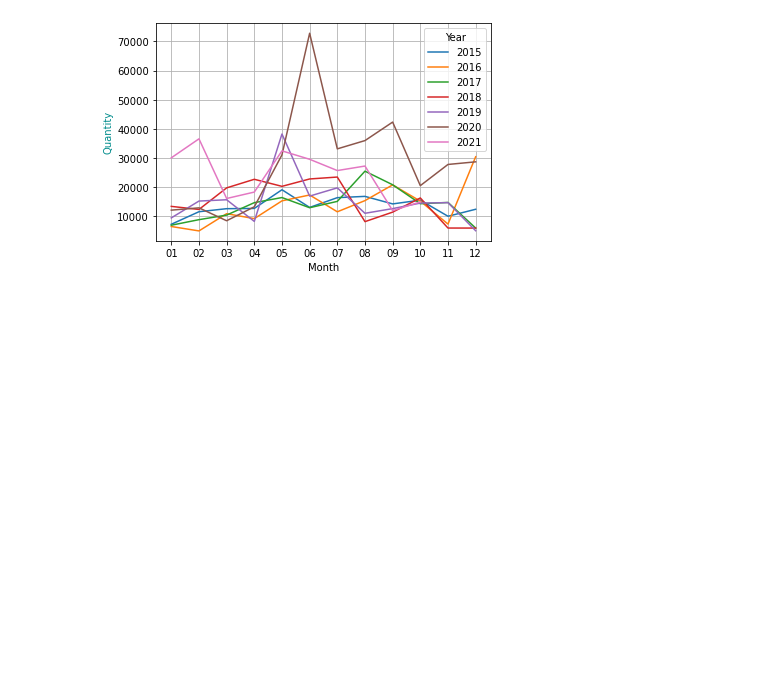
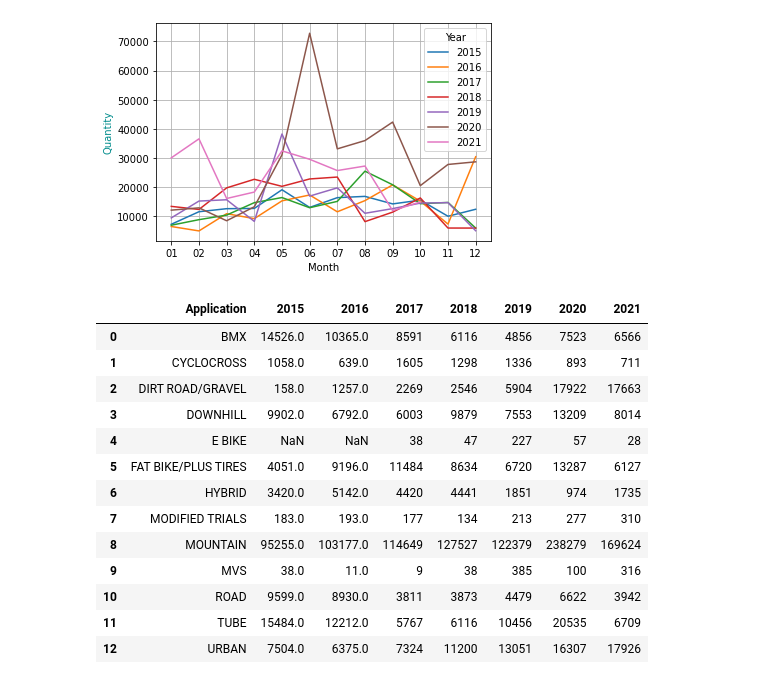
Before and after one commit to 2Delta/GT-Coding-Boot-Camp_Project-1, a Jupyter notebook: Project_01_BicycleSales_01.ipynb, the cells around one changed output. Cells and saved outputs as stored; diff of their text form; code cells hidden in the pictures; blank space fills up the shorter version.

Commit message:
added tables for application and diameter

```diff
--- a/Project_01_BicycleSales_01.ipynb
+++ b/Project_01_BicycleSales_01.ipynb
@@ -149,17 +147,19 @@ year_month_df
 | 81 | 2021 | 10 | 14875 |
 82 rows × 3 columns
 # %%
+# Find years and months,
+# create a dataframe containing the summed quantities for each date
+# with months in rows and years in columns
+
 years = year_month_df["Year"].unique()
 months = {"Month": year_month_df["Month"].unique()}
 yearly_df = pd.DataFrame(months)
 
-x = 1
-
 for each in years:
     df = year_month_df.loc[year_month_df['Year'] == each]
     df = df[["Month","Invoiced Quantity"]]
-    df2 = df.rename(columns={"Invoiced Quantity" : each})
-    yearly_df = pd.merge(yearly_df, df2, on="Month", how="left" )
+    df = df.rename(columns={"Invoiced Quantity" : each})
+    yearly_df = pd.merge(yearly_df, df, on="Month", how="left" )
 
 yearly_df
 # %% [output]
@@ -187,3 +188,33 @@ plt.grid()
 plt.show()
 # %% [output]
 [figure]
+# %%
+application_df = reduced_df.groupby(["Application","Year"],
+                                   as_index = False)[["Application","Year","Invoiced Quantity"]].sum()
+
+years = application_df["Year"].unique()
+applications = {"Application": application_df["Application"].unique()}
+application_year_df = pd.DataFrame(applications)
+
+for each in years:
+    df = application_df.loc[application_df['Year'] == each]
+    df = df[["Application","Invoiced Quantity"]]
+    df = df.rename(columns={"Invoiced Quantity" : each})
+    application_year_df = pd.merge(application_year_df, df, on="Application", how="left" )
+
+application_year_df
+# %% [output]
+|  | Application | 2015 | 2016 | 2017 | 2018 | 2019 | 2020 | 2021 |
+| 0 | BMX | 14526.0 | 10365.0 | 8591 | 6116 | 4856 | 7523 | 6566 |
+| 1 | CYCLOCROSS | 1058.0 | 639.0 | 1605 | 1298 | 1336 | 893 | 711 |
+| 2 | DIRT ROAD/GRAVEL | 158.0 | 1257.0 | 2269 | 2546 | 5904 | 17922 | 17663 |
+| 3 | DOWNHILL | 9902.0 | 6792.0 | 6003 | 9879 | 7553 | 13209 | 8014 |
+| 4 | E BIKE | NaN | NaN | 38 | 47 | 227 | 57 | 28 |
+| 5 | FAT BIKE/PLUS TIRES | 4051.0 | 9196.0 | 11484 | 8634 | 6720 | 13287 | 6127 |
+| 6 | HYBRID | 3420.0 | 5142.0 | 4420 | 4441 | 1851 | 974 | 1735 |
+| 7 | MODIFIED TRIALS | 183.0 | 193.0 | 177 | 134 | 213 | 277 | 310 |
+| 8 | MOUNTAIN | 95255.0 | 103177.0 | 114649 | 127527 | 122379 | 238279 | 169624 |
+| 9 | MVS | 38.0 | 11.0 | 9 | 38 | 385 | 100 | 316 |
+| 10 | ROAD | 9599.0 | 8930.0 | 3811 | 3873 | 4479 | 6622 | 3942 |
+| 11 | TUBE | 15484.0 | 12212.0 | 5767 | 6116 | 10456 | 20535 | 6709 |
+| 12 | URBAN | 7504.0 | 6375.0 | 7324 | 11200 | 13051 | 16307 | 17926 |
```
Also changed, not shown: parts of 5 cells of this notebook.
